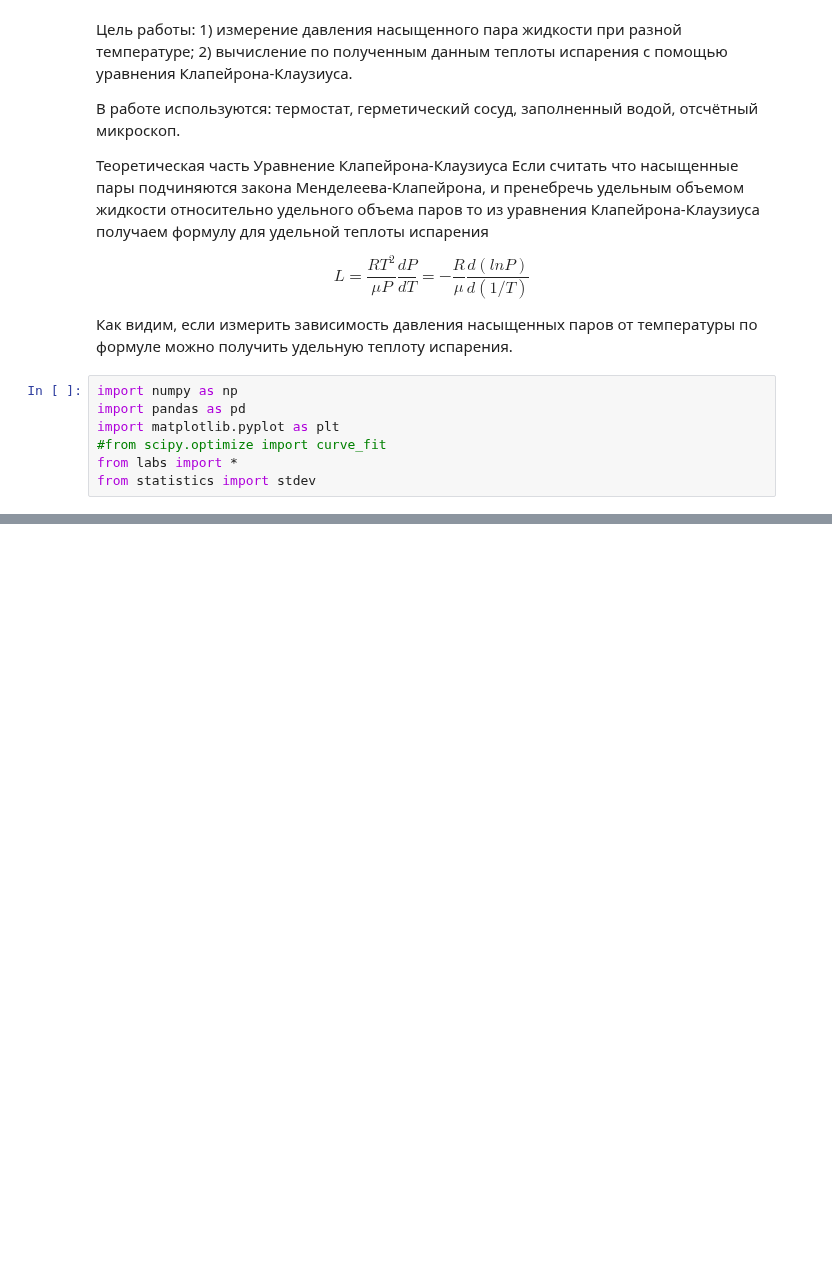
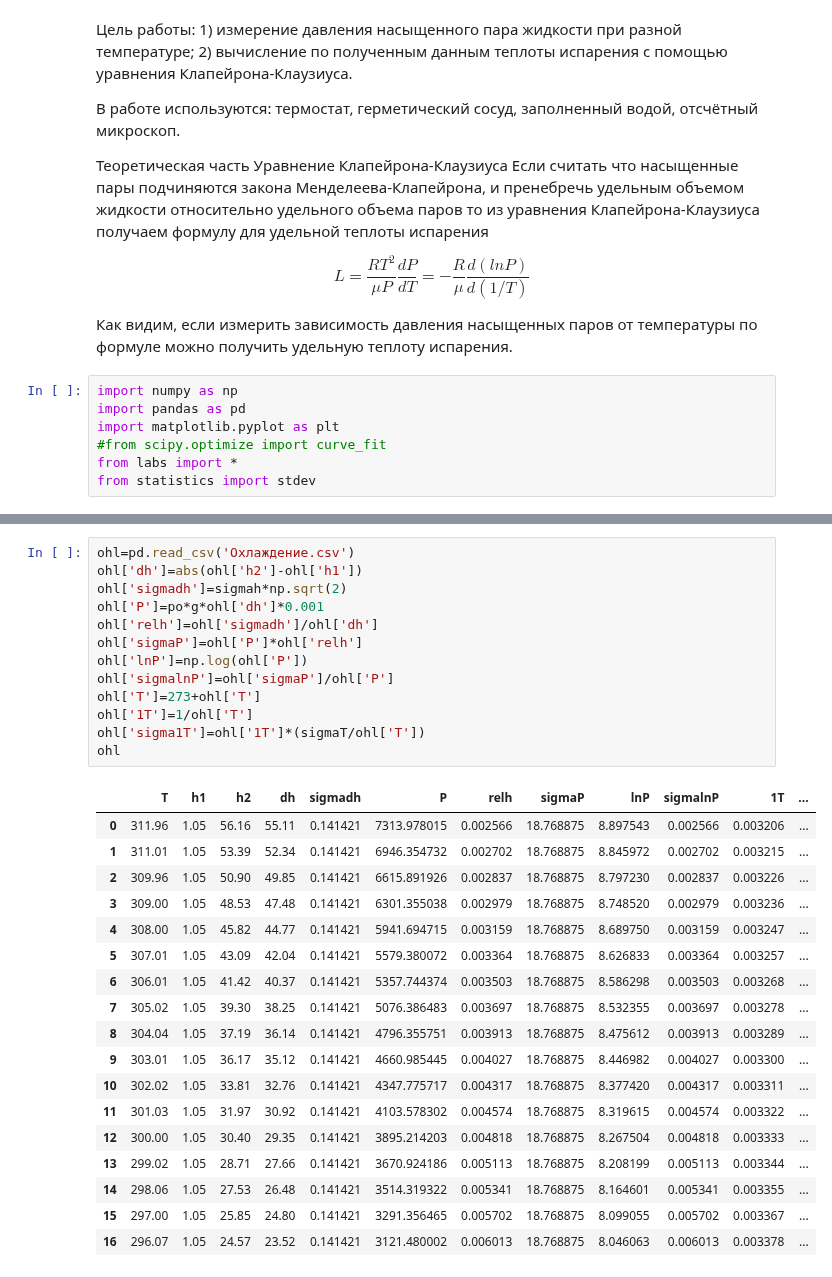
Before and after one commit to skolkovo-bba/labs3, a Jupyter notebook: 2.4.1/2.4.1наша.ipynb, the cells around one changed output, grey strips where cells are left out. Saved outputs shown, nothing was run; the diff lists cells and outputs as text; blank space fills up the shorter version.

```diff
--- a/2.4.1/2.4.1наша.ipynb
+++ b/2.4.1/2.4.1наша.ipynb
@@ -34,0 +58,32 @@ nag
+# %%
+ohl=pd.read_csv('Охлаждение.csv')
+ohl['dh']=abs(ohl['h2']-ohl['h1'])
+ohl['sigmadh']=sigmah*np.sqrt(2)
+ohl['P']=po*g*ohl['dh']*0.001
+ohl['relh']=ohl['sigmadh']/ohl['dh']
+ohl['sigmaP']=ohl['P']*ohl['relh']
+ohl['lnP']=np.log(ohl['P'])
+ohl['sigmalnP']=ohl['sigmaP']/ohl['P']
+ohl['T']=273+ohl['T']
+ohl['1T']=1/ohl['T']
+ohl['sigma1T']=ohl['1T']*(sigmaT/ohl['T'])
+ohl
+# %% [output]
+|  | T | h1 | h2 | dh | sigmadh | P | relh | sigmaP | lnP | sigmalnP | 1T | ... |
+| 0 | 311.96 | 1.05 | 56.16 | 55.11 | 0.141421 | 7313.978015 | 0.002566 | 18.768875 | 8.897543 | 0.002566 | 0.003206 | ... |
+| 1 | 311.01 | 1.05 | 53.39 | 52.34 | 0.141421 | 6946.354732 | 0.002702 | 18.768875 | 8.845972 | 0.002702 | 0.003215 | ... |
+| 2 | 309.96 | 1.05 | 50.90 | 49.85 | 0.141421 | 6615.891926 | 0.002837 | 18.768875 | 8.797230 | 0.002837 | 0.003226 | ... |
+| 3 | 309.00 | 1.05 | 48.53 | 47.48 | 0.141421 | 6301.355038 | 0.002979 | 18.768875 | 8.748520 | 0.002979 | 0.003236 | ... |
+| 4 | 308.00 | 1.05 | 45.82 | 44.77 | 0.141421 | 5941.694715 | 0.003159 | 18.768875 | 8.689750 | 0.003159 | 0.003247 | ... |
+| 5 | 307.01 | 1.05 | 43.09 | 42.04 | 0.141421 | 5579.380072 | 0.003364 | 18.768875 | 8.626833 | 0.003364 | 0.003257 | ... |
+| 6 | 306.01 | 1.05 | 41.42 | 40.37 | 0.141421 | 5357.744374 | 0.003503 | 18.768875 | 8.586298 | 0.003503 | 0.003268 | ... |
+| 7 | 305.02 | 1.05 | 39.30 | 38.25 | 0.141421 | 5076.386483 | 0.003697 | 18.768875 | 8.532355 | 0.003697 | 0.003278 | ... |
+| 8 | 304.04 | 1.05 | 37.19 | 36.14 | 0.141421 | 4796.355751 | 0.003913 | 18.768875 | 8.475612 | 0.003913 | 0.003289 | ... |
+| 9 | 303.01 | 1.05 | 36.17 | 35.12 | 0.141421 | 4660.985445 | 0.004027 | 18.768875 | 8.446982 | 0.004027 | 0.003300 | ... |
+| 10 | 302.02 | 1.05 | 33.81 | 32.76 | 0.141421 | 4347.775717 | 0.004317 | 18.768875 | 8.377420 | 0.004317 | 0.003311 | ... |
+| 11 | 301.03 | 1.05 | 31.97 | 30.92 | 0.141421 | 4103.578302 | 0.004574 | 18.768875 | 8.319615 | 0.004574 | 0.003322 | ... |
+| 12 | 300.00 | 1.05 | 30.40 | 29.35 | 0.141421 | 3895.214203 | 0.004818 | 18.768875 | 8.267504 | 0.004818 | 0.003333 | ... |
+| 13 | 299.02 | 1.05 | 28.71 | 27.66 | 0.141421 | 3670.924186 | 0.005113 | 18.768875 | 8.208199 | 0.005113 | 0.003344 | ... |
+| 14 | 298.06 | 1.05 | 27.53 | 26.48 | 0.141421 | 3514.319322 | 0.005341 | 18.768875 | 8.164601 | 0.005341 | 0.003355 | ... |
+| 15 | 297.00 | 1.05 | 25.85 | 24.80 | 0.141421 | 3291.356465 | 0.005702 | 18.768875 | 8.099055 | 0.005702 | 0.003367 | ... |
+| 16 | 296.07 | 1.05 | 24.57 | 23.52 | 0.141421 | 3121.480002 | 0.006013 | 18.768875 | 8.046063 | 0.006013 | 0.003378 | ... |
```
Also changed, not shown: parts of 3 cells of this notebook, 1 other file.
